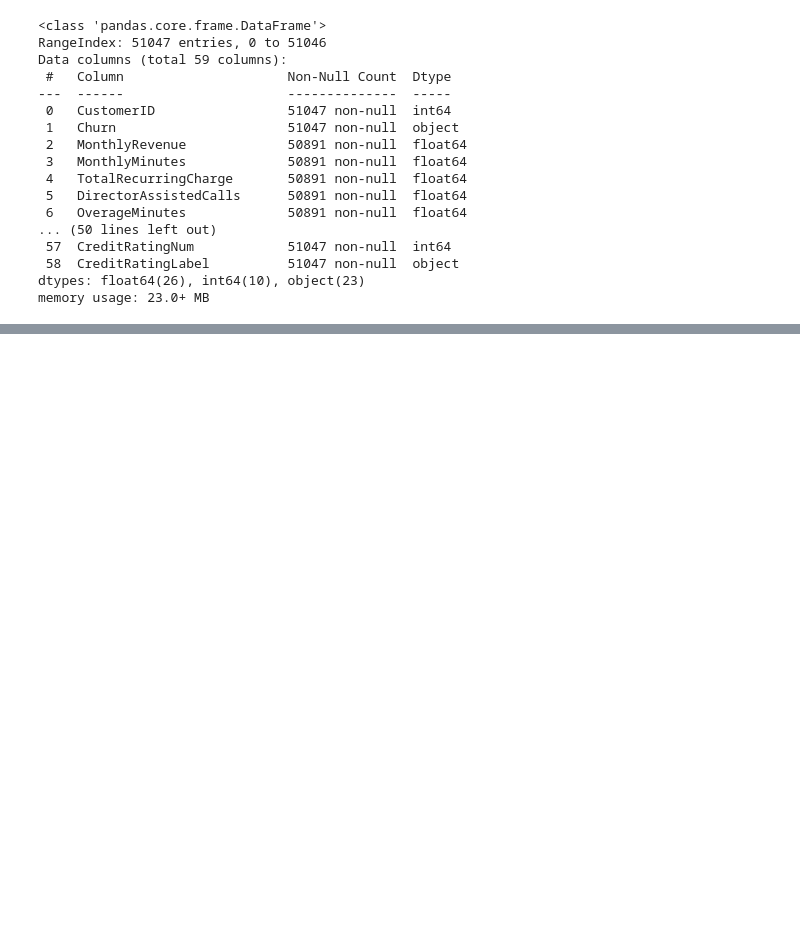
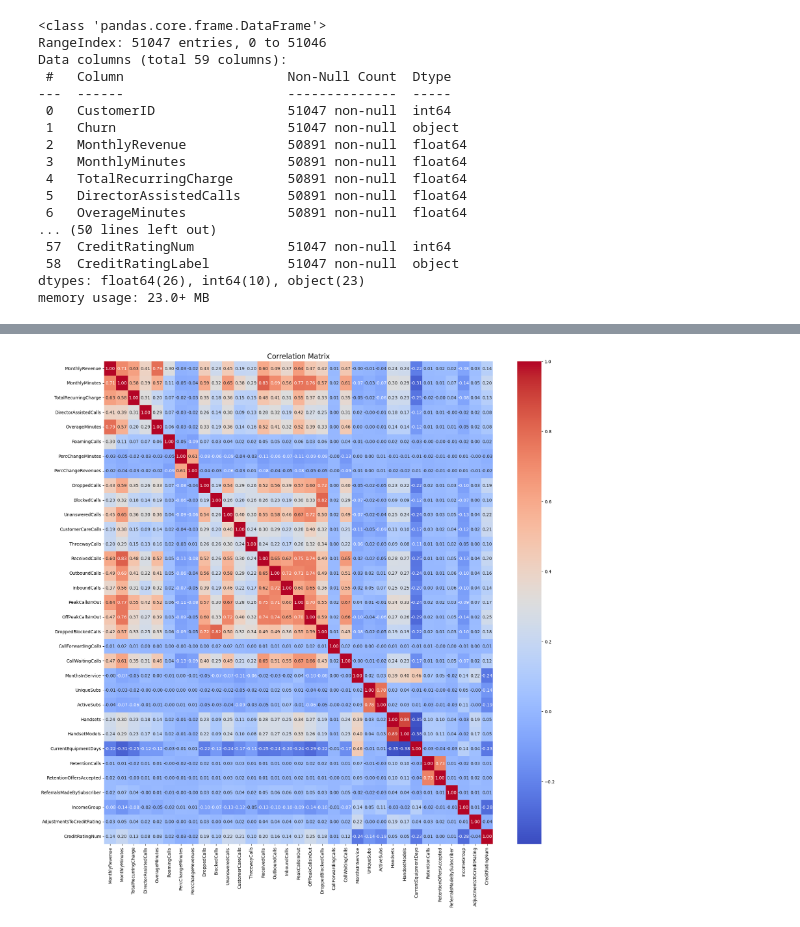
Before and after one commit to sthasubin429/slpt, a Jupyter notebook: src/telecom_churn.ipynb, the cells around one changed output, grey strips where cells are left out. Cells and saved outputs as stored; diff of their text form; code cells hidden in the pictures; blank space fills up the shorter version.

```diff
--- a/src/telecom_churn.ipynb
+++ b/src/telecom_churn.ipynb
@@ -175,0 +253,3 @@ data_joined["CurrentEquipmentDays"].fillna(data_joined["CurrentEquipmentDays"].m
+# %%
+corr_matrix = numeric_cols.corr()
+corr_matrix
@@ -175,0 +274,7 @@ data_joined["CurrentEquipmentDays"].fillna(data_joined["CurrentEquipmentDays"].m
+# %%
+plt.figure(figsize=(20, 20))  # Adjust width and height as needed
+sns.heatmap(corr_matrix, annot=True, cmap="coolwarm", fmt=".2f")
+plt.title("Correlation Matrix", fontsize=16)
+plt.show()
+# %% [output]
+[figure, added]
```
Also changed, not shown: parts of 6 cells of this notebook, 3 other files.
